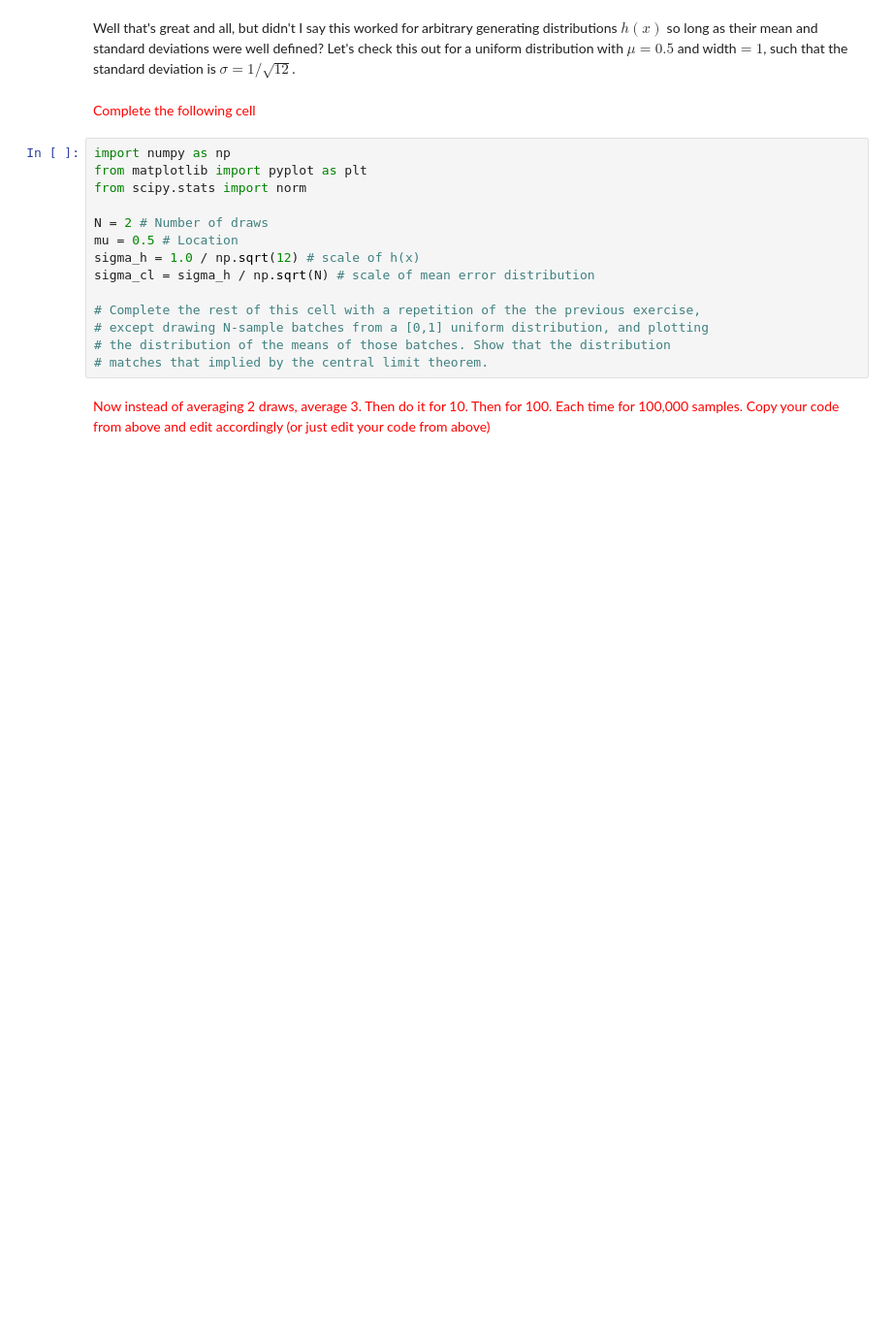
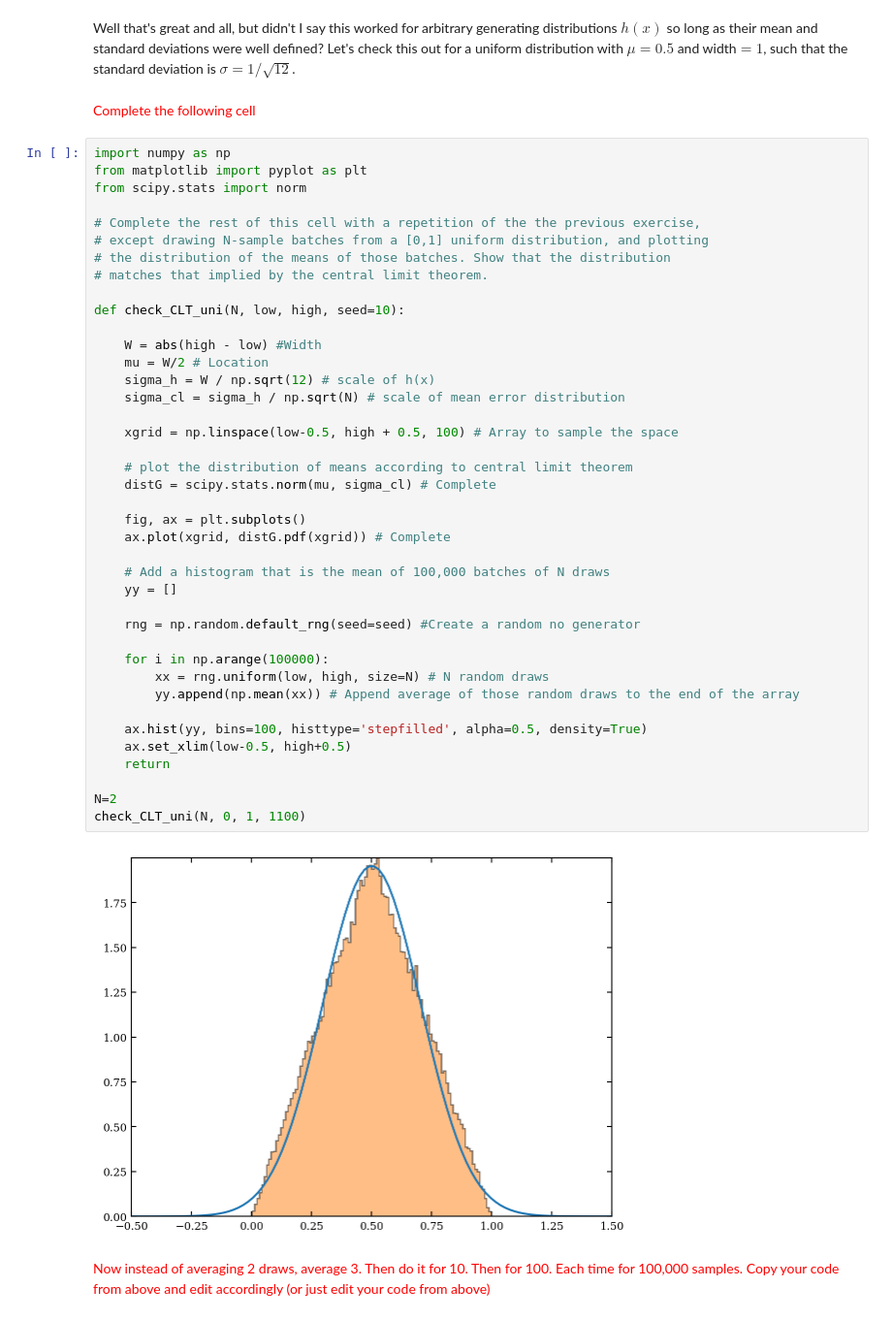
Before and after one commit to agupta-umiss/phys629-fall-2023, a Jupyter notebook: student_folders/arindam_sharma/lecture_6.ipynb, the cells around one changed output. Shown at 97% size. Cells and saved outputs as stored; diff of their text form; blank space fills up the shorter version.

Commit message:
Uploaded Classwork for lecture 6. Note that the previous commit should read 'Uploaded HW 2'

```diff
--- a/student_folders/arindam_sharma/lecture_6.ipynb
+++ b/student_folders/arindam_sharma/lecture_6.ipynb
@@ -161,20 +162,48 @@ plt.xlim(-1.5, 2)
 Well that's great and all, but didn't I say this worked for arbitrary generating distributions $h(x)$ so long as their mean and standard deviations were well defined? Let's check this out for a uniform distribution with $\mu=0.5$ and width$ =1$, such that the standard deviation is $\sigma=1/\sqrt{12}$.
 # %% [markdown]
 <font color='red'>Complete the following cell</font>
-# %%
-import numpy as np
-from matplotlib import pyplot as plt
-from scipy.stats import norm
-
-N = 2 # Number of draws
-mu = 0.5 # Location
-sigma_h = 1.0 / np.sqrt(12) # scale of h(x)
-sigma_cl = sigma_h / np.sqrt(N) # scale of mean error distribution
-
-# Complete the rest of this cell with a repetition of the the previous exercise,
-# except drawing N-sample batches from a [0,1] uniform distribution, and plotting
-# the distribution of the means of those batches. Show that the distribution
-# matches that implied by the central limit theorem.
+# %%
+import numpy as np
+from matplotlib import pyplot as plt
+from scipy.stats import norm
+
+# Complete the rest of this cell with a repetition of the the previous exercise,
+# except drawing N-sample batches from a [0,1] uniform distribution, and plotting
+# the distribution of the means of those batches. Show that the distribution
+# matches that implied by the central limit theorem.
+
+def check_CLT_uni(N, low, high, seed=10):
+
+    W = abs(high - low) #Width
+    mu = W/2 # Location
+    sigma_h = W / np.sqrt(12) # scale of h(x)
+    sigma_cl = sigma_h / np.sqrt(N) # scale of mean error distribution
+
+    xgrid = np.linspace(low-0.5, high + 0.5, 100) # Array to sample the space
+
+    # plot the distribution of means according to central limit theorem
+    distG = scipy.stats.norm(mu, sigma_cl) # Complete
+
+    fig, ax = plt.subplots()
+    ax.plot(xgrid, distG.pdf(xgrid)) # Complete
+
+    # Add a histogram that is the mean of 100,000 batches of N draws
+    yy = []
+
+    rng = np.random.default_rng(seed=seed) #Create a random no generator
+
+    for i in np.arange(100000):
+        xx = rng.uniform(low, high, size=N) # N random draws
+        yy.append(np.mean(xx)) # Append average of those random draws to the end of the array
+
+    ax.hist(yy, bins=100, histtype='stepfilled', alpha=0.5, density=True)
+    ax.set_xlim(low-0.5, high+0.5)
+    return
+
+N=2
+check_CLT_uni(N, 0, 1, 1100)
+# %% [output]
+[figure, added]
 # %% [markdown]
 <font color='red'>Now instead of averaging 2 draws, average 3.  Then do it for 10.  Then for 100.  Each time for 100,000 samples.</font>
 <font color='red'>Copy your code from above and edit accordingly (or just edit your code from above)</font>
```
Also changed, not shown: parts of 8 cells of this notebook.
